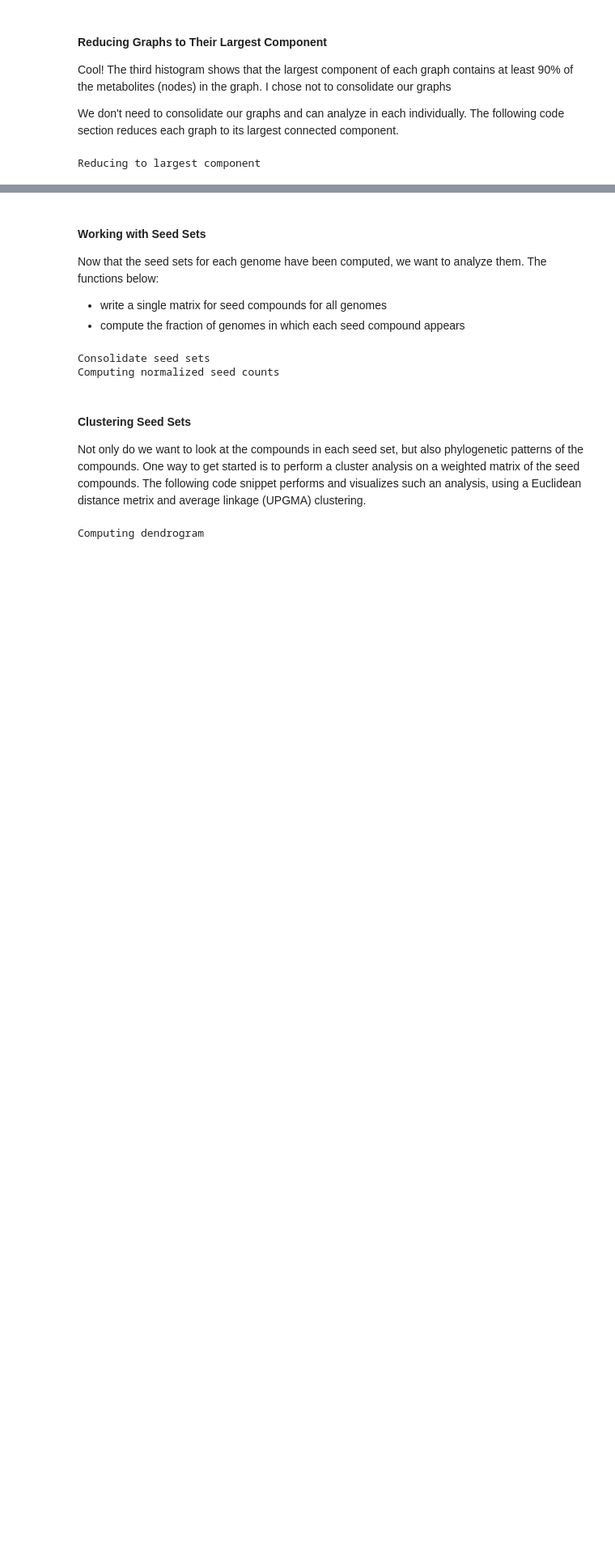
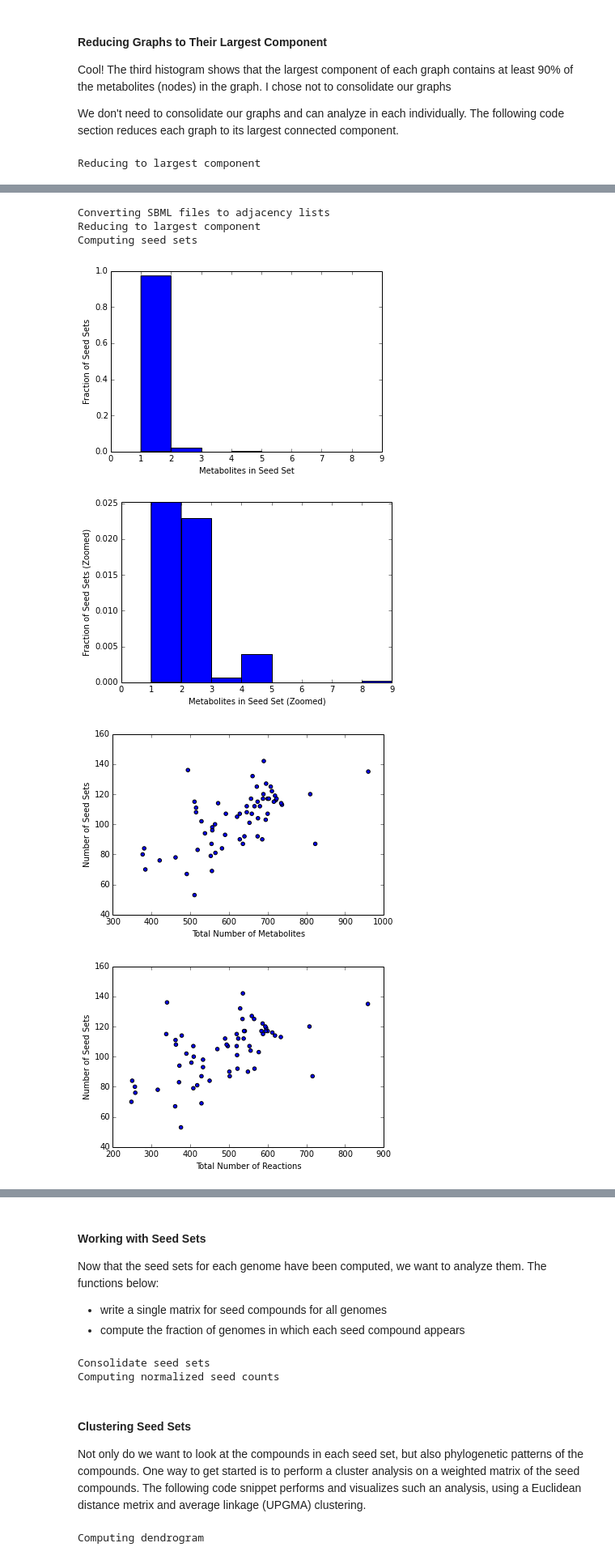
Before and after one commit to celawson87/reverseEcology, a Jupyter notebook: iPythonNotebooks/ReverseEcology.ipynb, the cells around one changed output, grey strips where cells are left out. Shown at 81% size. Cells and saved outputs as stored; diff of their text form; code cells hidden in the pictures; blank space fills up the shorter version.

```diff
--- a/iPythonNotebooks/ReverseEcology.ipynb
+++ b/iPythonNotebooks/ReverseEcology.ipynb
@@ -415,0 +418,17 @@ Computing seed sets
+# %%
+newDirList = list(dirList)
+newDirList.remove('TBhypo2152')
+
+newModelStatArray = sf.dirListToAdjacencyList(newDirList, externalDataDir, processedDataDir, summaryStatsDir)
+newReducedGraphStatArray = gf.reduceToLargeComponent(newDirList, processedDataDir, summaryStatsDir)
+
+newSeedSetList = gf.computeSeedSets(newDirList, externalDataDir, processedDataDir)
+gf.plotSeedStats(newSeedSetList, newReducedGraphStatArray, newModelStatArray)
+# %% [output]
+Converting SBML files to adjacency lists
+Reducing to largest component
+Computing seed sets
+[figure, added]
+[figure, added]
+[figure, added]
+[figure, added]
```
Also changed, not shown: parts of 9 cells of this notebook.
